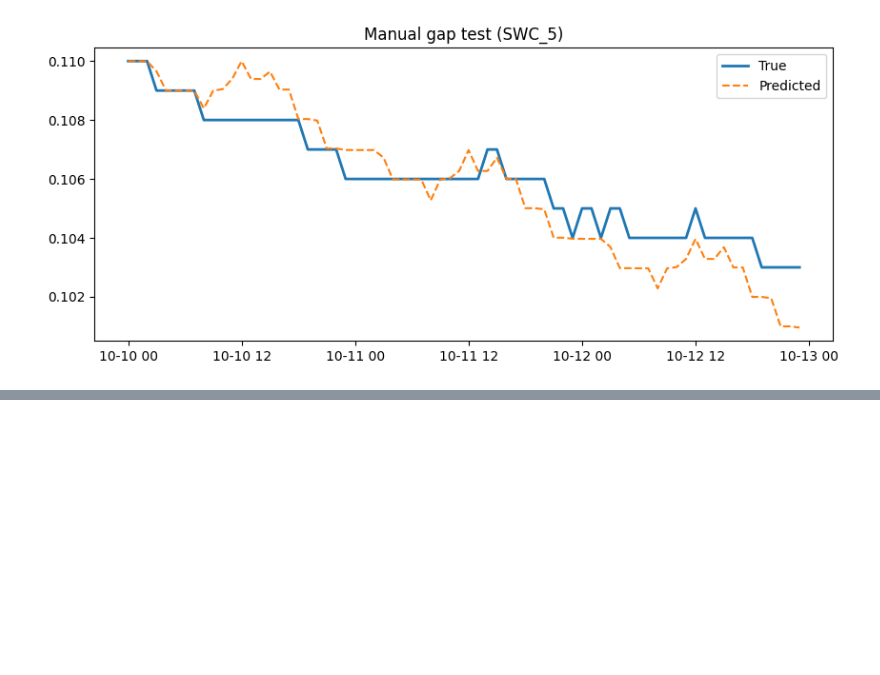
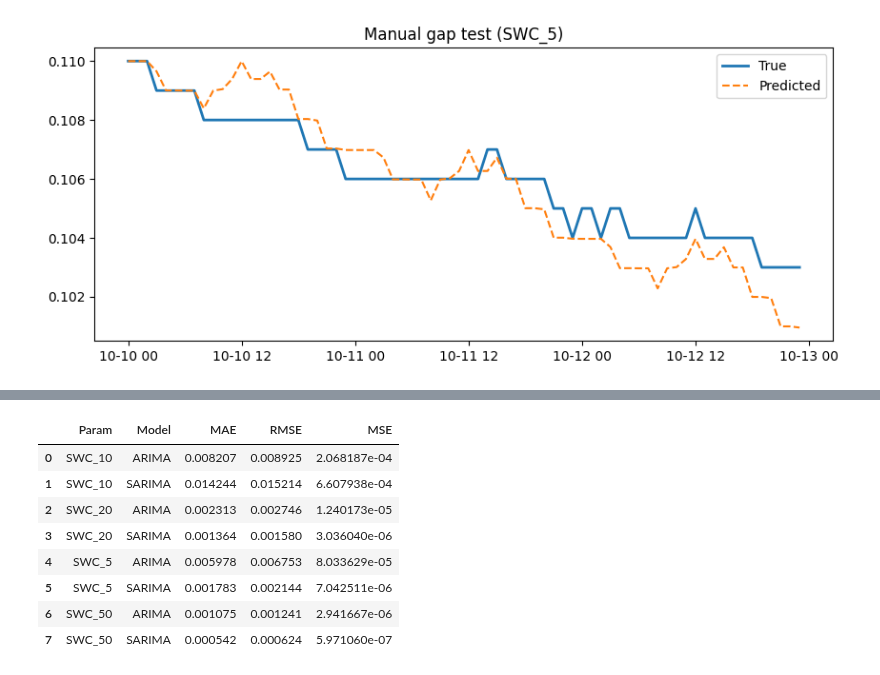
Before and after one commit to kiat/tx-soil-moisture, a Jupyter notebook: Model_2025/SARIMA.ipynb, the cells around one changed output, grey strips where cells are left out. Saved outputs shown, nothing was run; the diff lists cells and outputs as text; code cells hidden in the pictures; blank space fills up the shorter version.

```diff
--- a/Model_2025/SARIMA.ipynb
+++ b/Model_2025/SARIMA.ipynb
@@ -738,0 +828,20 @@ MAE = 0.0008,  RMSE = 0.0010
+# %%
+avg_by_param = (
+    results_df
+      .groupby(["Param", "Model"])[["MAE", "RMSE", "MSE"]]
+      .mean()
+      .reset_index()
+      .sort_values(["Param", "Model"])
+)
+
+display(avg_by_param)
+# %% [output]
+|  | Param | Model | MAE | RMSE | MSE |
+| 0 | SWC_10 | ARIMA | 0.008207 | 0.008925 | 2.068187e-04 |
+| 1 | SWC_10 | SARIMA | 0.014244 | 0.015214 | 6.607938e-04 |
+| 2 | SWC_20 | ARIMA | 0.002313 | 0.002746 | 1.240173e-05 |
+| 3 | SWC_20 | SARIMA | 0.001364 | 0.001580 | 3.036040e-06 |
+| 4 | SWC_5 | ARIMA | 0.005978 | 0.006753 | 8.033629e-05 |
+| 5 | SWC_5 | SARIMA | 0.001783 | 0.002144 | 7.042511e-06 |
+| 6 | SWC_50 | ARIMA | 0.001075 | 0.001241 | 2.941667e-06 |
+| 7 | SWC_50 | SARIMA | 0.000542 | 0.000624 | 5.971060e-07 |
```
Also changed, not shown: parts of 1 cell of this notebook, 4 other files.
